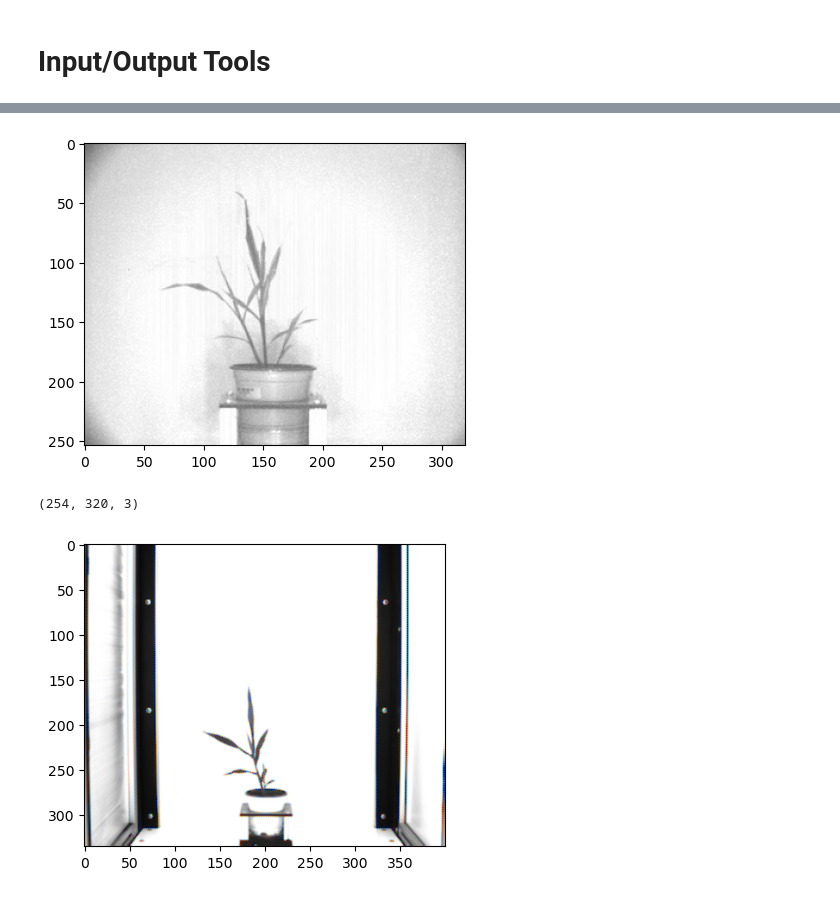
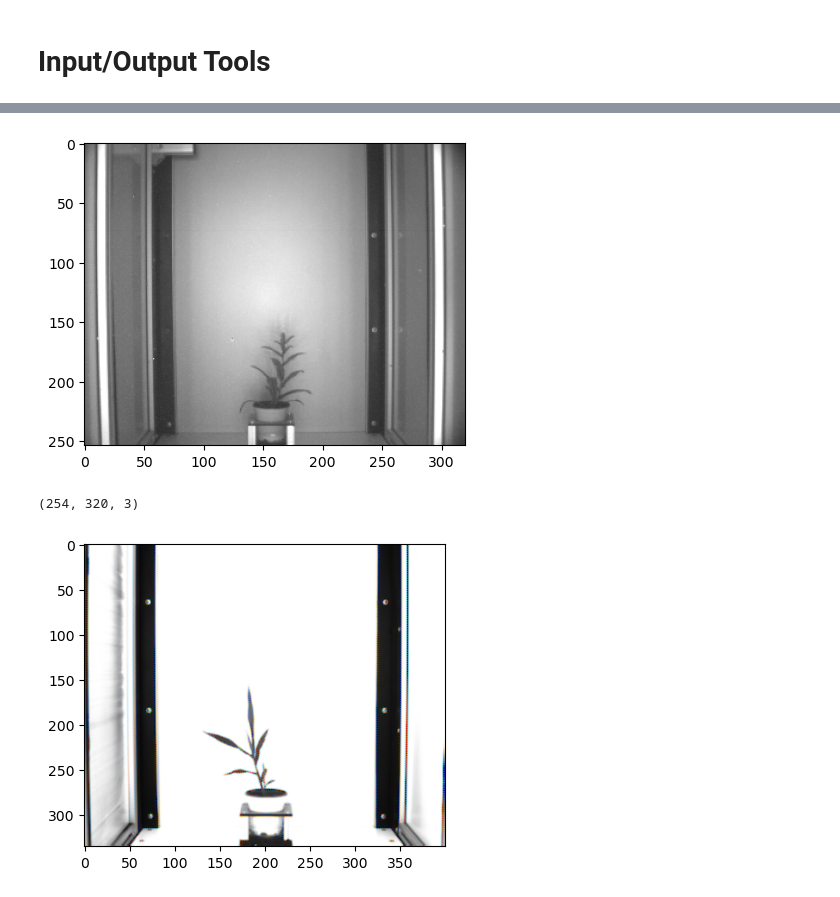
Before and after one commit to danforthcenter/plantcv-binder, a Jupyter notebook: notebooks/input_output_tutorial/input_output.ipynb, the cells around one changed output, grey strips where cells are left out. Drawn from its saved outputs; the diff is of its cells as text; code cells hidden in the pictures.

```diff
--- a/notebooks/input_output_tutorial/input_output.ipynb
+++ b/notebooks/input_output_tutorial/input_output.ipynb
@@ -56,10 +56,10 @@ np.shape(img3)
 # %%
 # Read in grayscale image as RGB
 
-img4, path4, filename4 = pcv.readimage(filename="../img/tutorial_images/nir/original_image.jpg", mode='rgb')
+img4, path4, filename4 = pcv.readimage(filename="./img/grayscale_img.png", mode='rgb')
 np.shape(img4)
 # %% [output]
-[figure, old version]
+[figure, new version]
 (254, 320, 3)
 # %%
 # There is also a function specifically designed to read images
```
Also changed, not shown: parts of 8 cells of this notebook, 2 other files.
